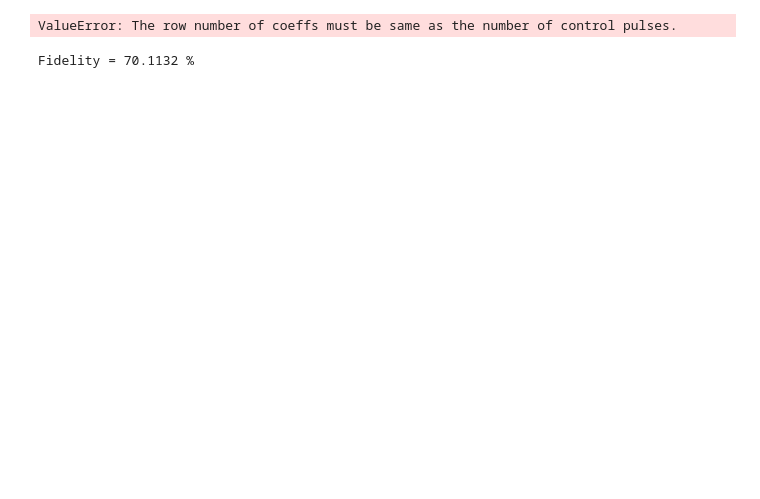
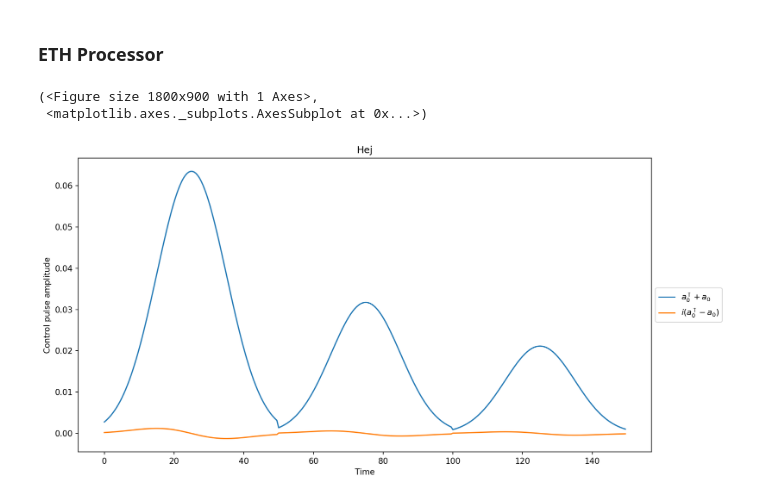
Before and after one commit to ingstra/ETH, a Jupyter notebook: Testing.ipynb, the cells around one changed output. Drawn from its saved outputs; the diff is of its cells as text; code cells hidden in the pictures; blank space fills up the shorter version.

```diff
--- a/Testing.ipynb
+++ b/Testing.ipynb
@@ -46,16 +55,22 @@ d.load_circuit(qc);
+# %% [markdown]
+### ETH Processor
 # %%
 from qip.ethprocessor import ETHProcessor
 import numpy as np
+pi = np.pi
 
-omega = 5.708390 * 1000
+# Resonance frequency in GHz
+omega = 5.708390 * 2*pi
 
-# Self-Kerr coefficient (anharmonicity) in MHz
-alpha = - 261.081457
+# Self-Kerr coefficient (anharmonicity) in GHz
+alpha = -0.275172227 * 2*pi
 
 eth = ETHProcessor(N = 1, resonance_freq = omega, anharmonicity = alpha)
 
 eth.load_circuit(qc);
 
-eth.plot_pulses(title='Hej',dpi=300)
+eth.plot_pulses(title='Hej', dpi=150)
 # %% [output]
-ValueError: The row number of coeffs must be same as the number of control pulses.
+(<Figure size 1800x900 with 1 Axes>,
+ <matplotlib.axes._subplots.AxesSubplot at 0x...>)
+[figure, added]
@@ -66,31 +76,0 @@ final_state = result.states[-1].tidyup(1.0e-3)
-# %%
-omega = 5.708390 * 1000 * 2*np.pi
-
-# Self-Kerr coefficient (anharmonicity) in MHz
-alpha = - 261.081457 * 2*np.pi
-
-# unitary matrix to into transmon frame
-rotate_U = Qobj([[1,0,0],
-                 [0,1,0],
-                 [0,0,np.exp(1j*(alpha)*0.05)]])
-
-#rotate_U = (1j*H_qubit*t_total).expm()
-
-# rotated transmon state
-final_state = rotate_U*final_state
-
-# project onto qubit subspace
-#qubit_state = (basis(2,0)*basis(3,0).dag() + basis(2,1)*basis(3,1).dag())*final_state
-qubit_state = Qobj(final_state.data[0:2], dims = [[2],[1]])
-
-# normalize qubit state
-qubit_state_norm = qubit_state / qubit_state.norm()
-
-# target state
-target_state = basis(2,1)
-
-# fidelity
-fid = fidelity(target_state, qubit_state_norm)
-print('Fidelity = %s %%' % round(fid*100,4)) # Should be close to 100 %
-# %% [output]
-Fidelity = 70.1132 %
```
Also changed, not shown: parts of 15 cells of this notebook, 2 other files.
